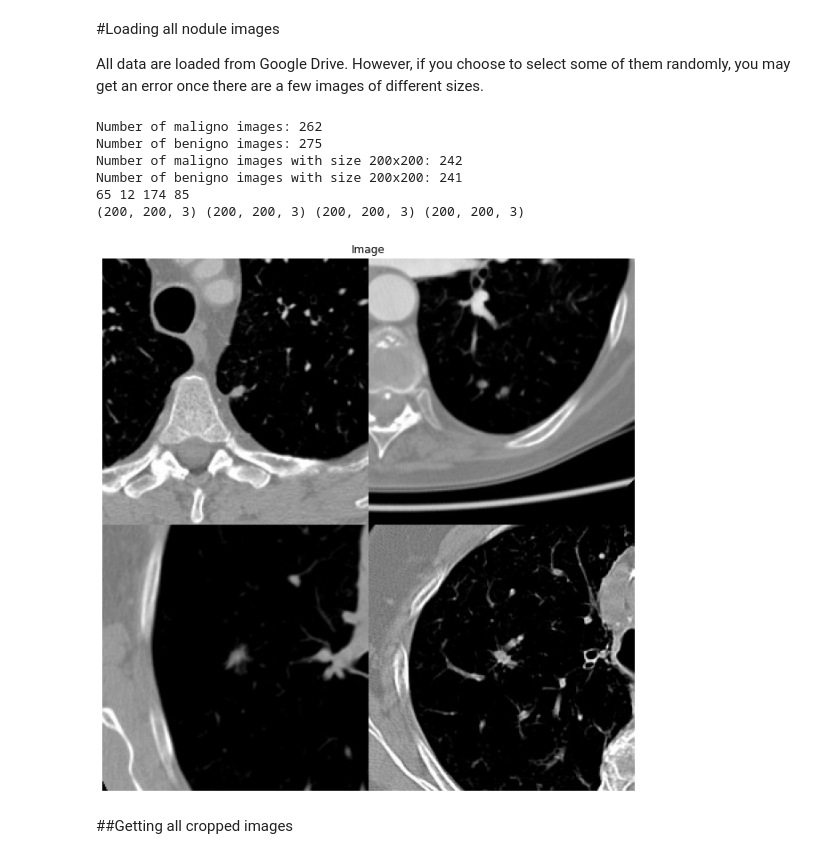
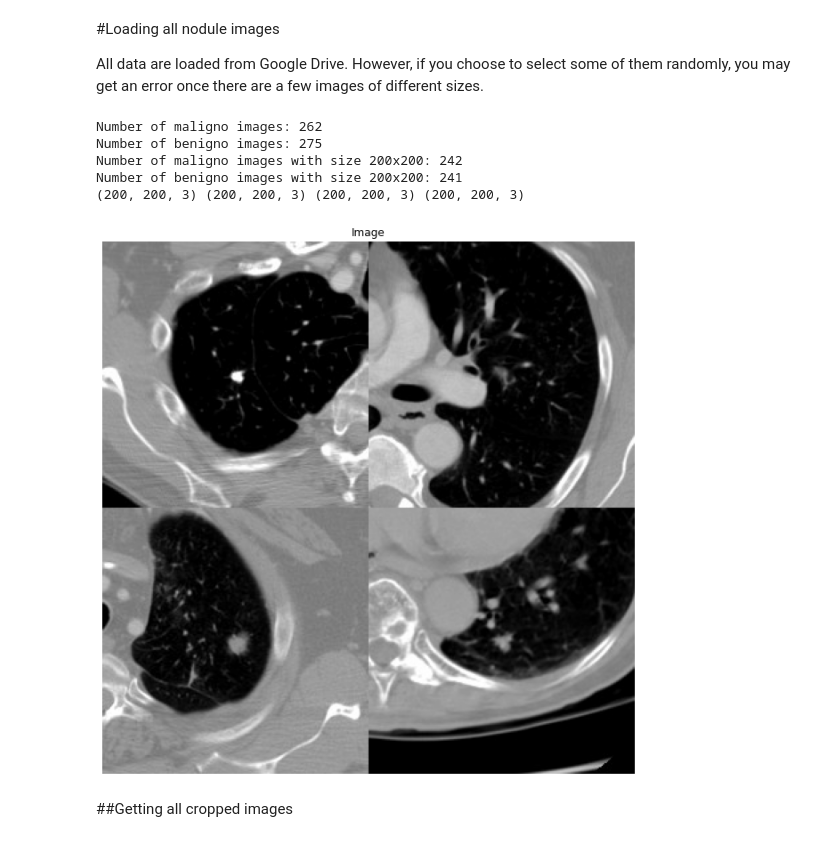
Before and after one commit to HerbertHipolito/Bootcamp-code, a Jupyter notebook: pipelines.ipynb, the cells around one changed output. Saved outputs shown, nothing was run; the diff lists cells and outputs as text; code cells hidden in the pictures.

```diff
--- a/pipelines.ipynb
+++ b/pipelines.ipynb
@@ -249,7 +267,7 @@ class pre_processing:
 
 All data are loaded from Google Drive. However, if you choose to select some of them randomly, you may get an error once there are a few images of different sizes.
 # %%
-select_images_randomly = True
+select_images_randomly = False
 
 directory_path_malignos = '/content/drive/MyDrive/all_nods_malignos_converted/'
 directory_path_benignos = '/content/drive/MyDrive/all_nods_benignos_converted/'
@@ -267,35 +285,34 @@ print(f'Number of benigno images: {len(array_of_images_benignos)}')
 print(f'Number of maligno images with size 200x200: {len(array_of_images_malignos_200)}')
 print(f'Number of benigno images with size 200x200: {len(array_of_images_benignos_200)}')
 
 if select_images_randomly:
 
   index_benigno1,index_benigno2 = randint(0,len(array_of_images_benignos_200)-1),randint(0,len(array_of_images_benignos_200)-1)
   index_maligno1,index_maligno2 = randint(0,len(array_of_images_malignos_200)-1),randint(0,len(array_of_images_malignos_200)-1)
   print(index_benigno1,index_benigno2,index_maligno1,index_maligno2)
   [benigno1,benigno2] = [array_of_images_benignos_200[index_benigno1],array_of_images_benignos_200[index_benigno2]]
   [maligno1,maligno2] = [array_of_images_malignos_200[index_maligno1],array_of_images_malignos_200[index_maligno2]]
 
 else:
 
   index_benigno1,index_benigno2 = 2,3
   index_maligno1,index_maligno2 = 10,16
   [benigno1,benigno2] = [array_of_images_benignos[index_benigno1],array_of_images_benignos[index_benigno2]]
   [maligno1,maligno2] = [array_of_images_malignos[index_maligno1],array_of_images_malignos[index_maligno2]]
 
 print(benigno1.shape,benigno2.shape,maligno1.shape,maligno2.shape)
 
 four_images = np.vstack([  np.hstack([benigno1, benigno2]),  np.hstack([maligno1, maligno2])  ])
 display_img(four_images,F_size=(11,11))
 
 tumor_picture = four_images
 # %% [output]
 Number of maligno images: 262
 Number of benigno images: 275
 Number of maligno images with size 200x200: 242
 Number of benigno images with size 200x200: 241
-65 12 174 85
 (200, 200, 3) (200, 200, 3) (200, 200, 3) (200, 200, 3)
-[figure, old version]
+[figure, new version]
 # %% [markdown]
 ##Getting all cropped images
 # %%
```
Also changed, not shown: parts of 20 cells of this notebook, 1 other file.
